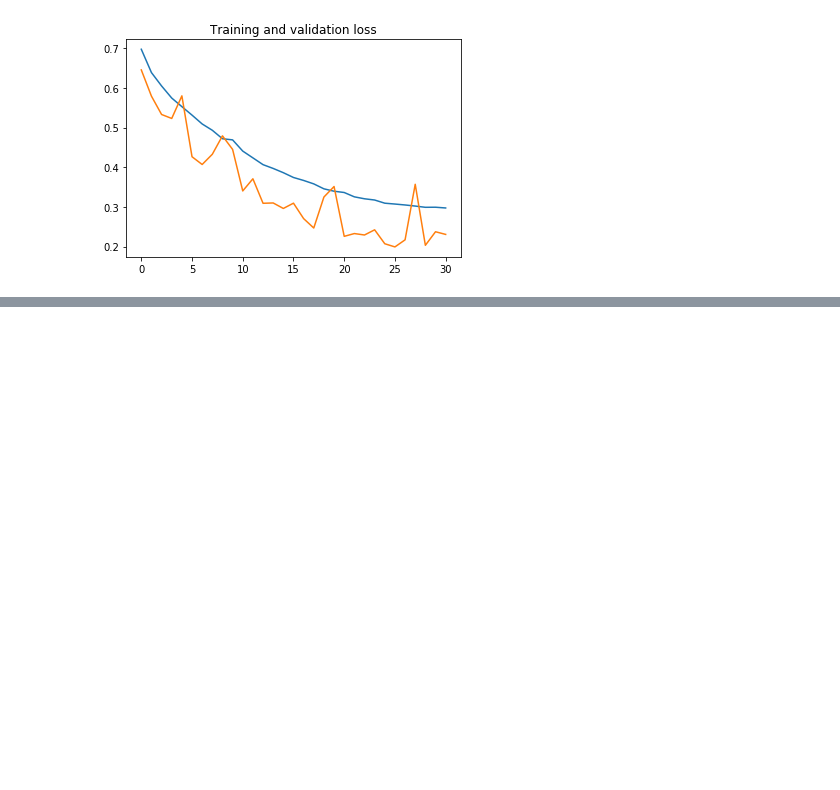
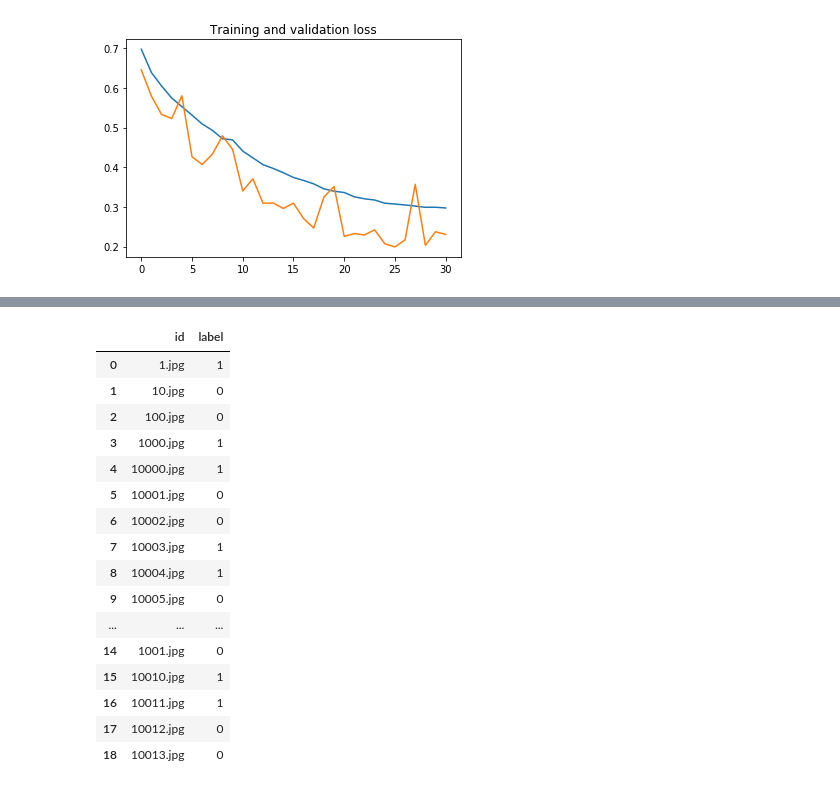
Before and after one commit to edco29/detectorPets, a Jupyter notebook: Perro_o_Gato_train.ipynb, the cells around one changed output, grey strips where cells are left out. Saved outputs shown, nothing was run; the diff lists cells and outputs as text; code cells hidden in the pictures; blank space fills up the shorter version.

```diff
--- a/Perro_o_Gato_train.ipynb
+++ b/Perro_o_Gato_train.ipynb
@@ -206,3 +224,26 @@ plt.title('Training and validation loss')
 Text(0.5, 1.0, 'Training and validation loss')
 [figure]
 [figure]
+# %%
+%%time
+
+# preparing testing data
+test_filenames = os.listdir(TEST_DIR)
+test_df = pd.DataFrame({
+    'id': test_filenames
+})
+
+test_datagen = tf.keras.preprocessing.image.ImageDataGenerator(rescale = 1.0/255.)
+
+test_generator = test_datagen.flow_from_dataframe(
+    test_df,
+    TEST_DIR,
+    x_col='id',
+    y_col=None,
+    class_mode=None,
+    target_size=(IMAGE_WIDTH, IMAGE_HEIGHT),
+    batch_size=BATCH_SIZE,
+    shuffle=False
+)
+
+yhat = model.predict_generator(test_generator, steps=np.ceil(TEST_SIZE/BATCH_SIZE))
@@ -208,0 +256,34 @@ Text(0.5, 1.0, 'Training and validation loss')
+# %%
+# sigmoid returns probability between 0 and 1, need to convert it to an integer class
+yhat = [1 if y > 0.5 else 0 for y in yhat]
+
+test_df['label'] = yhat
+
+# restoring back to class names (dog|cat)
+label_map = dict((v,k) for k,v in train_generator.class_indices.items())
+test_df['label'] = test_df['label'].replace(label_map)
+
+# encoding according to submission format, 1 = dog, 0 = cat
+test_df['label'] = test_df['label'].replace({ 'dog': 1, 'cat': 0 })
+
+test_df.to_csv('submission.csv', index=False)
+# %%
+test_df.head(19)
+# %% [output]
+|  | id | label |
+| 0 | 1.jpg | 1 |
+| 1 | 10.jpg | 0 |
+| 2 | 100.jpg | 0 |
+| 3 | 1000.jpg | 1 |
+| 4 | 10000.jpg | 1 |
+| 5 | 10001.jpg | 0 |
+| 6 | 10002.jpg | 0 |
+| 7 | 10003.jpg | 1 |
+| 8 | 10004.jpg | 1 |
+| 9 | 10005.jpg | 0 |
+| ... | ... | ... |
+| 14 | 1001.jpg | 0 |
+| 15 | 10010.jpg | 1 |
+| 16 | 10011.jpg | 1 |
+| 17 | 10012.jpg | 0 |
+| 18 | 10013.jpg | 0 |
```
Also changed, not shown: parts of 10 cells of this notebook.
